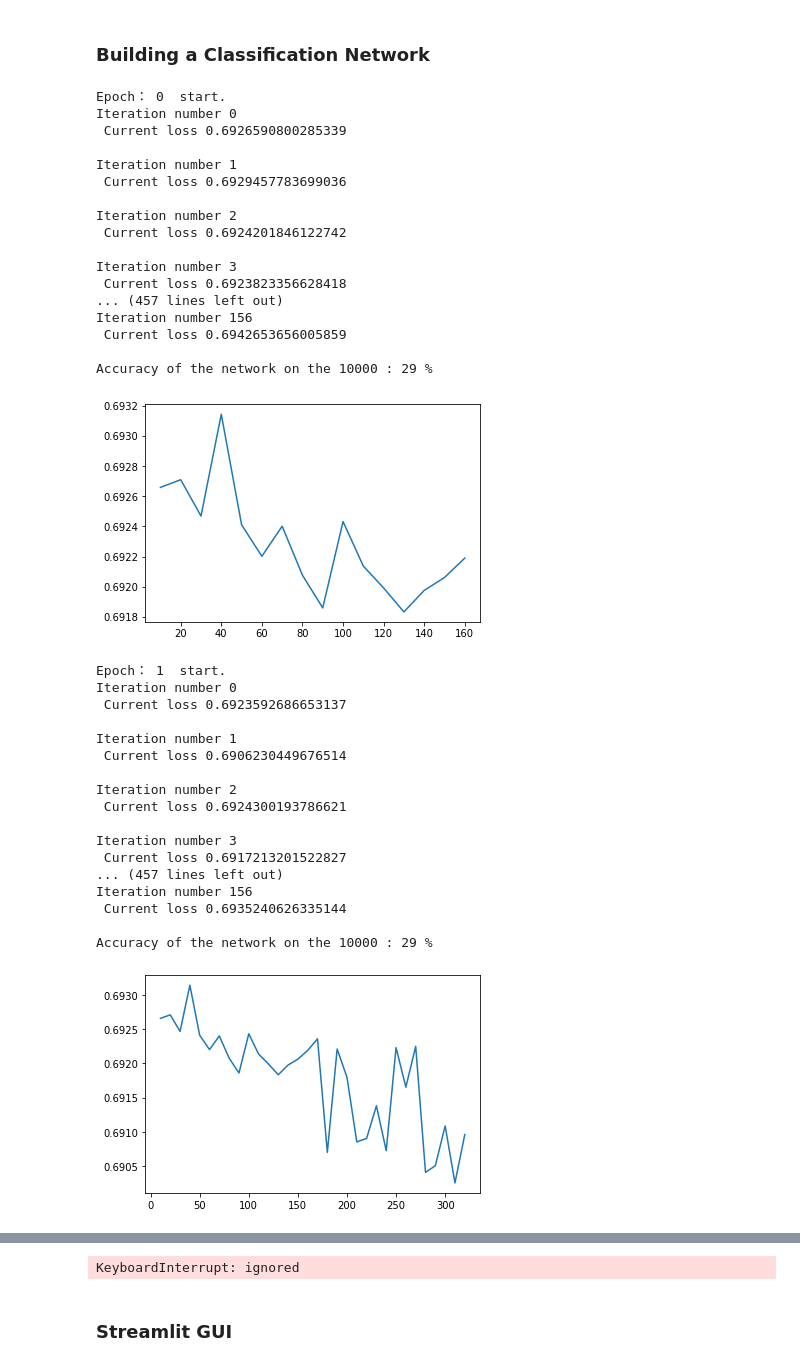
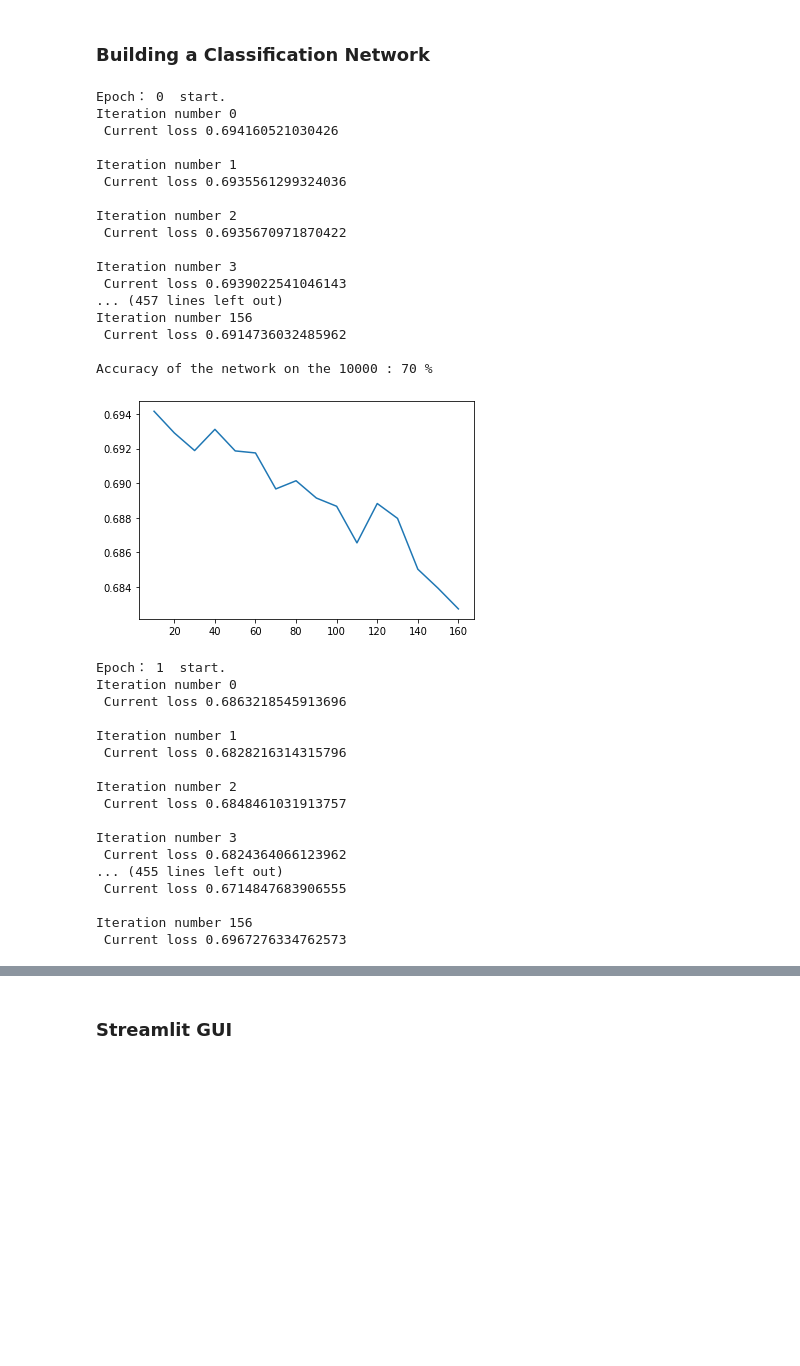
Before and after one commit to suneel87/Deep-Fake-Image-Detection, a Jupyter notebook: DeepFake_Image.ipynb, the cells around one changed output, grey strips where cells are left out. Saved outputs shown, nothing was run; the diff lists cells and outputs as text; code cells hidden in the pictures; blank space fills up the shorter version.

```diff
--- a/DeepFake_Image.ipynb
+++ b/DeepFake_Image.ipynb
@@ -413,7 +412,7 @@ counter = []
 loss_history = []
 iteration_number= 0
 
-for epoch in range(0,5):
+for epoch in range(0,NUMBER_EPOCHS):
     print("Epoch：", epoch, " start.")
     for i, data in enumerate(trainloader,0):
         img0, img1 , labels, class_labels = data
@@ -432,57 +431,56 @@ for epoch in range(0,5):
             counter.append(iteration_number)
             loss_history.append(loss.item())
 
-        torch.save(net.state_dict(),"/content/drive/My Drive/saved_models/resnet-clf.pth")
+        torch.save(net2.state_dict(),"/content/drive/My Drive/saved_models/resnet-clf.pth")
 
     #test the network after finish each epoch, to have a brief training result.
     correct_val = 0
     total_val = 0
     with torch.no_grad():#essential for testing
         for data in valloader:
             img0, img1 , labels, class_labels = data
             img0, img1 , labels = img0.cuda(), img1.cuda() , labels.cuda()
             outputs = net([img0,img1])
             out = net2(outputs[0])
             _, predicted = torch.max(out.data, 1)
             total_val += class_labels[0].cuda().size(0)
             correct_val += (predicted == class_labels[0].cuda()).sum().item()
 
     print('Accuracy of the network on the', total_val,': %d %%' % (100 * correct_val / total_val))
     show_plot(counter,loss_history)
 # %% [output]
 Epoch： 0  start.
 Iteration number 0
- Current loss 0.6926590800285339
+ Current loss 0.694160521030426
 
 Iteration number 1
- Current loss 0.6929457783699036
+ Current loss 0.6935561299324036
 
 Iteration number 2
- Current loss 0.6924201846122742
+ Current loss 0.6935670971870422
 
 Iteration number 3
- Current loss 0.6923823356628418
+ Current loss 0.6939022541046143
 ... (457 lines left out)
 Iteration number 156
- Current loss 0.6942653656005859
+ Current loss 0.6914736032485962
 
-Accuracy of the network on the 10000 : 29 %
+Accuracy of the network on the 10000 : 70 %
-[figure, old version]
+[figure, new version]
 Epoch： 1  start.
 Iteration number 0
- Current loss 0.6923592686653137
+ Current loss 0.6863218545913696
 
 Iteration number 1
- Current loss 0.6906230449676514
+ Current loss 0.6828216314315796
 
 Iteration number 2
- Current loss 0.6924300193786621
+ Current loss 0.6848461031913757
 
 Iteration number 3
- Current loss 0.6917213201522827
-... (457 lines left out)
+ Current loss 0.6824364066123962
+... (455 lines left out)
+ Current loss 0.6714847683906555
+
 Iteration number 156
- Current loss 0.6935240626335144
-
-Accuracy of the network on the 10000 : 29 %
+ Current loss 0.6967276334762573
-[figure, removed]
@@ -506,4 +487,3 @@ Iteration number 156
-KeyboardInterrupt: ignored
 # %%
 torch.save(net.state_dict(),"/content/drive/My Drive/saved_models/resnet-cffn.pth")
 # %% [markdown]
```
Also changed, not shown: parts of 2 cells of this notebook.
